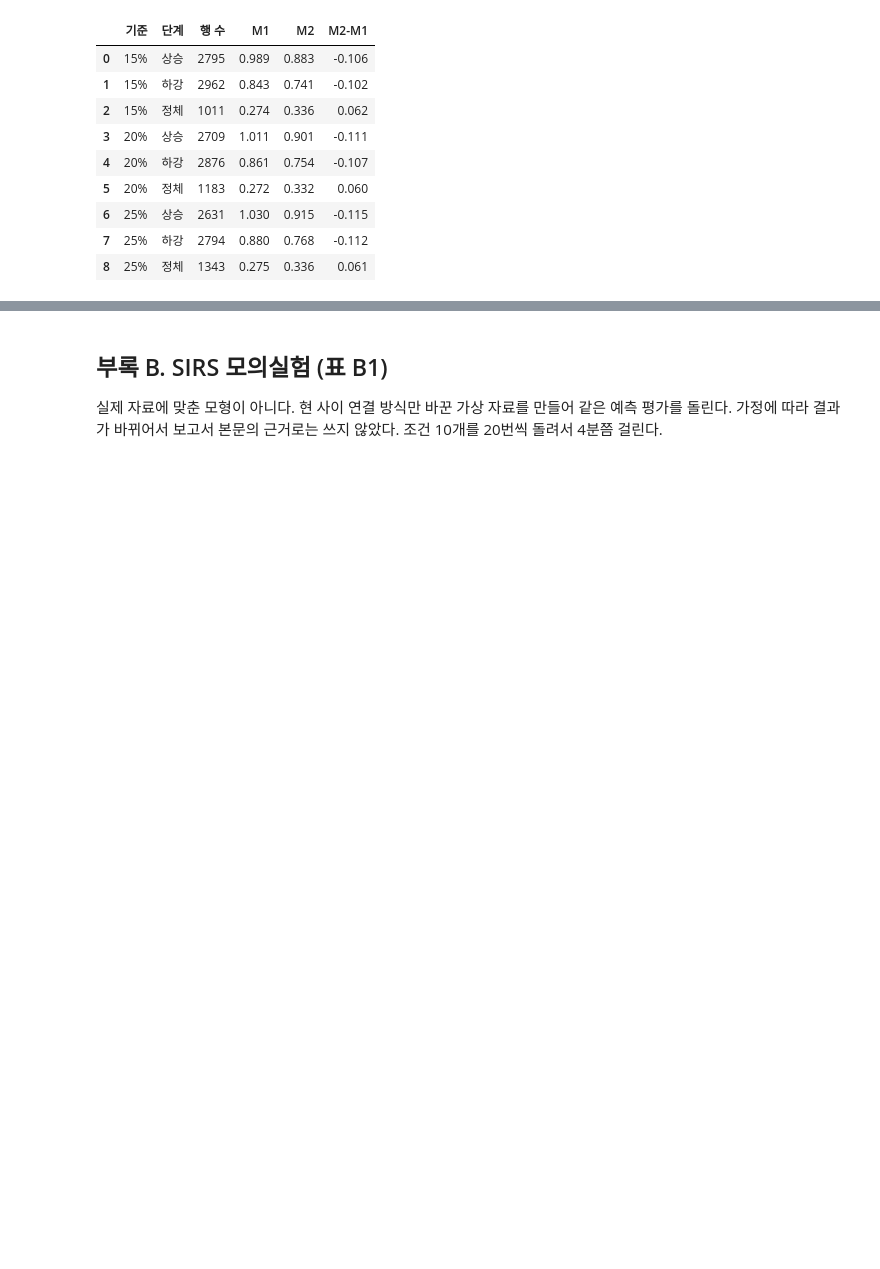
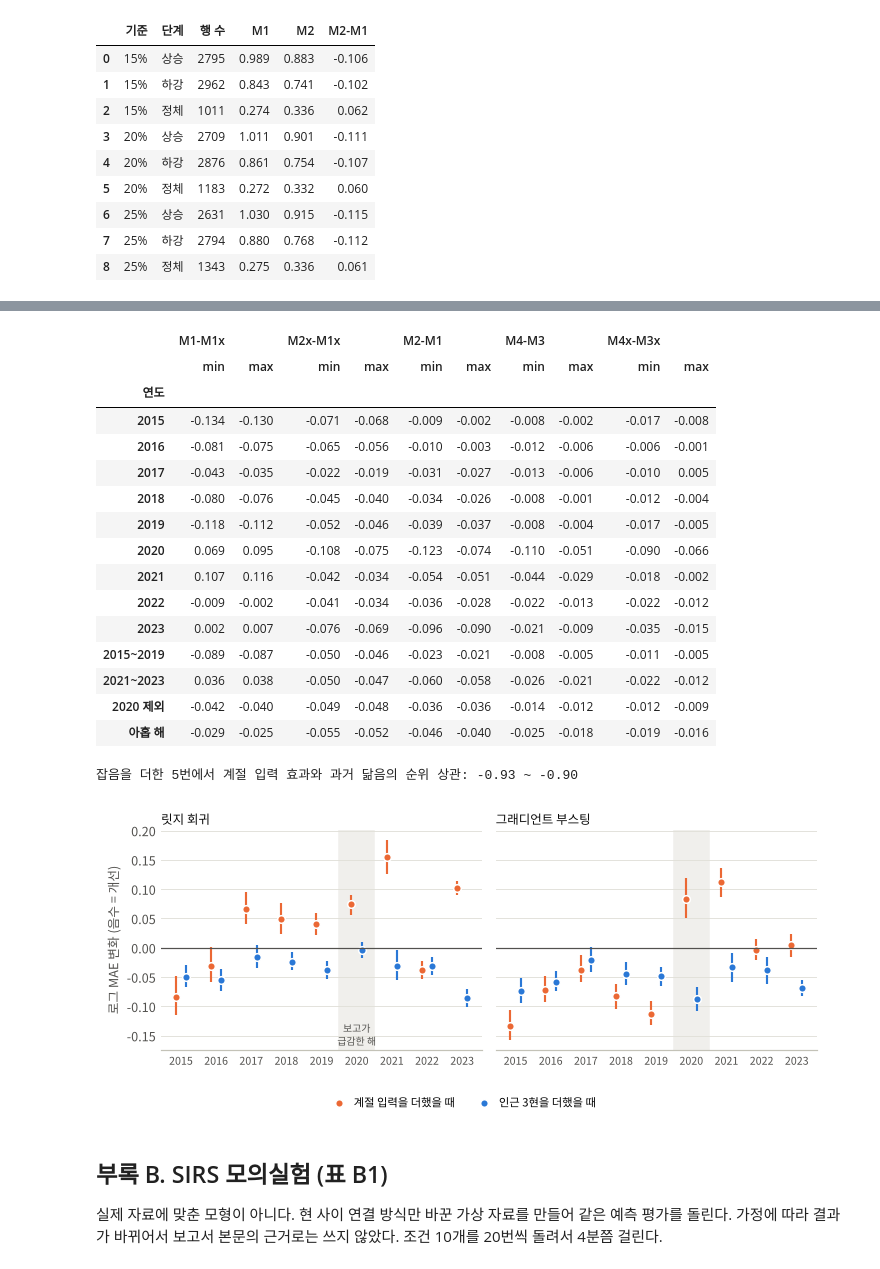
Before and after one commit to archi142857/data_competition_rsv, a Jupyter notebook: RSV_final_analysis.ipynb, the cells around one changed output, grey strips where cells are left out. Drawn from its saved outputs; the diff is of its cells as text; code cells hidden in the pictures; blank space fills up the shorter version.

```diff
--- a/RSV_final_analysis.ipynb
+++ b/RSV_final_analysis.ipynb
@@ -1439,0 +1891,13 @@ PH = pd.DataFrame(rows); save(PH, 'phase_threshold.csv'); display(PH.round(3))
+# %%
+# 인근 3현의 효과 가운데 가까운 현이어야 얻는 몫: 현마다 무작위 3현을 넣고 릿지로 다시 계산 (50번)
+rows = []
+for seed in range(50):
+    Er = evaluate_years(build_panel(W, yw, info, nb_w=nb_weights(info, 3, 'random', seed=seed)), W, yw, years=YEARS, models=SP)
+    for gname, ys in GROUPS.items():
+        d = Er[Er.eval_year.isin(ys)]
+        rows.append({'seed': seed, '연도': gname, **{f'{a}-{b}': log_mae(d, a) - log_mae(d, b) for a, b in (('M2x', 'M1x'), ('M2', 'M1'), ('M4', 'M3'), ('M4x', 'M3x'))}})
+RD = pd.DataFrame(rows); save(RD, 'calendar_random.csv')
+RS = pd.DataFrame({'인근 3현': eff('릿지', 'M2x-M1x'), '무작위 중앙값': RD.groupby('연도')['M2x-M1x'].median(), '무작위 2.5%': RD.groupby('연도')['M2x-M1x'].quantile(0.025),
+                   '무작위 97.5%': RD.groupby('연도')['M2x-M1x'].quantile(0.975)}).loc[list(GROUPS)]
+RS['무작위가 나은 횟수'] = [int((RD[RD['연도'] == g_]['M2x-M1x'] <= RS.loc[g_, '인근 3현']).sum()) for g_ in RS.index]
+print('M2x − M1x, 릿지'); display(RS.round(3))
@@ -1440,3 +1958,53 @@ PH = pd.DataFrame(rows); save(PH, 'phase_threshold.csv'); display(PH.round(3))
+# %%
+# 부스팅은 입력 끝자리에 따라 셋째 자리가 흔들림(6.4절). 계절 입력을 뺀 나머지 입력에 1e-12 크기의 잡음을 더해 5번 다시 돌려서 방향이 그대로인지 봄
+NOISY = [c_ for c_ in OWN + NB + NAT if c_ not in ('ws', 'wc')]
+rows = []
+for seed in range(5):
+    Pn = P.copy(); Pn[NOISY] = Pn[NOISY] + np.random.default_rng(seed).normal(0, 1e-12, (len(Pn), len(NOISY)))
+    En = evaluate_years(Pn, W, yw, years=YEARS, models=SP, learner=hgb())
+    gap = lambda ys, a, b: log_mae(En[En.eval_year.isin(ys)], a) - log_mae(En[En.eval_year.isin(ys)], b)
+    for gname, ys in GROUPS.items():
+        rows.append({'seed': seed, '연도': gname, **{f'{short(a)}-{short(b)}': gap(ys, a, b) for a, b in CMP}})
+NZ = pd.DataFrame(rows); save(NZ, 'calendar_noise.csv')
+display(NZ.groupby('연도', sort=False)[['M1-M1x', 'M2x-M1x', 'M2-M1', 'M4-M3', 'M4x-M3x']].agg(['min', 'max']).round(3))
+rho_nz = [spearmanr(YD[SIMS[0]], NZ[(NZ.seed == s) & NZ['연도'].isin(ystr)].set_index('연도').loc[ystr, 'M1-M1x'])[0] for s in range(5)]
+print('잡음을 더한 5번에서 계절 입력 효과와 과거 닮음의 순위 상관: %.2f ~ %.2f' % (min(rho_nz), max(rho_nz)))
+facts('calendar', {'nb_total': len(nbr), 'nb_neg': int((nbr['차이'] < 0).sum()), 'nb_sig': int((nbr['상한'] < 0).sum()), 'noise_n': 5, 'rho_noise_min': min(rho_nz), 'rho_noise_max': max(rho_nz),
+                   'rho_year_sim': rho_year, 'win_rho': win_rho, 'win_rho_x': win_rho_x, 'rand_n': int(RD.seed.nunique())})
+
+fig, axes = plt.subplots(1, 2, figsize=(WD, 2.85), sharey=True)
+x = np.arange(len(YEARS))
+for ax, (k, ttl) in zip(axes, (('릿지', '릿지 회귀'), ('부스팅', '그래디언트 부스팅'))):
+    ax.axvspan(YEARS.index(2020) - 0.5, YEARS.index(2020) + 0.5, color='#f0efec', zorder=0)  # 보고가 급감한 해
+    for j, (cmp, lab, col) in enumerate((('M1-M1x', '계절 입력을 더했을 때', B2), ('M2x-M1x', '인근 3현을 더했을 때', B1))):
+        xs = x + (j - 0.5) * 0.3  # 겹치지 않게
+        ax.vlines(xs, eff(k, cmp, '하한')[ystr], eff(k, cmp, '상한')[ystr], color=col, linewidth=1.4)
+        ax.plot(xs, eff(k, cmp)[ystr], 'o', color=col, markersize=5, markeredgecolor='white', markeredgewidth=1.0, linestyle='none', label=lab)
+    ax.axhline(0, color=INK2, linewidth=0.8); clean(ax); ax.set_xticks(x); ax.set_xticklabels(ystr, fontsize=7); ax.set_title(ttl, fontsize=8.2, pad=4)
+axes[0].set_ylabel('로그 MAE 변화 (음수 = 개선)')
+axes[0].text(YEARS.index(2020), axes[0].get_ylim()[0] + 0.004, '보고가\n급감한 해', fontsize=6.5, color=INK2, ha='center', va='bottom', linespacing=1.3)
+h, l = axes[0].get_legend_handles_labels()
+fig.legend(h, l, loc='lower center', ncol=2, fontsize=7.4, handletextpad=0.3, columnspacing=1.6)
+fig.tight_layout(); fig.subplots_adjust(bottom=0.2); fig.savefig(FIG_DIR / 'fig9_calendar.png'); plt.show()
+# %% [output]
+|  | M1-M1x |  | M2x-M1x |  | M2-M1 |  | M4-M3 |  | M4x-M3x |  |
+|  | min | max | min | max | min | max | min | max | min | max |
+| 연도 |  |  |  |  |  |  |  |  |  |  |
+| 2015 | -0.134 | -0.130 | -0.071 | -0.068 | -0.009 | -0.002 | -0.008 | -0.002 | -0.017 | -0.008 |
+| 2016 | -0.081 | -0.075 | -0.065 | -0.056 | -0.010 | -0.003 | -0.012 | -0.006 | -0.006 | -0.001 |
+| 2017 | -0.043 | -0.035 | -0.022 | -0.019 | -0.031 | -0.027 | -0.013 | -0.006 | -0.010 | 0.005 |
+| 2018 | -0.080 | -0.076 | -0.045 | -0.040 | -0.034 | -0.026 | -0.008 | -0.001 | -0.012 | -0.004 |
+| 2019 | -0.118 | -0.112 | -0.052 | -0.046 | -0.039 | -0.037 | -0.008 | -0.004 | -0.017 | -0.005 |
+| 2020 | 0.069 | 0.095 | -0.108 | -0.075 | -0.123 | -0.074 | -0.110 | -0.051 | -0.090 | -0.066 |
+| 2021 | 0.107 | 0.116 | -0.042 | -0.034 | -0.054 | -0.051 | -0.044 | -0.029 | -0.018 | -0.002 |
+| 2022 | -0.009 | -0.002 | -0.041 | -0.034 | -0.036 | -0.028 | -0.022 | -0.013 | -0.022 | -0.012 |
+| 2023 | 0.002 | 0.007 | -0.076 | -0.069 | -0.096 | -0.090 | -0.021 | -0.009 | -0.035 | -0.015 |
+| 2015~2019 | -0.089 | -0.087 | -0.050 | -0.046 | -0.023 | -0.021 | -0.008 | -0.005 | -0.011 | -0.005 |
+| 2021~2023 | 0.036 | 0.038 | -0.050 | -0.047 | -0.060 | -0.058 | -0.026 | -0.021 | -0.022 | -0.012 |
+| 2020 제외 | -0.042 | -0.040 | -0.049 | -0.048 | -0.036 | -0.036 | -0.014 | -0.012 | -0.012 | -0.009 |
+| 아홉 해 | -0.029 | -0.025 | -0.055 | -0.052 | -0.046 | -0.040 | -0.025 | -0.018 | -0.019 | -0.016 |
+잡음을 더한 5번에서 계절 입력 효과와 과거 닮음의 순위 상관: -0.93 ~ -0.90
+[figure, added]
 # %% [markdown]
 ## 부록 B. SIRS 모의실험 (표 B1)
 
```
Also changed, not shown: parts of 19 cells of this notebook, 4 other files.
